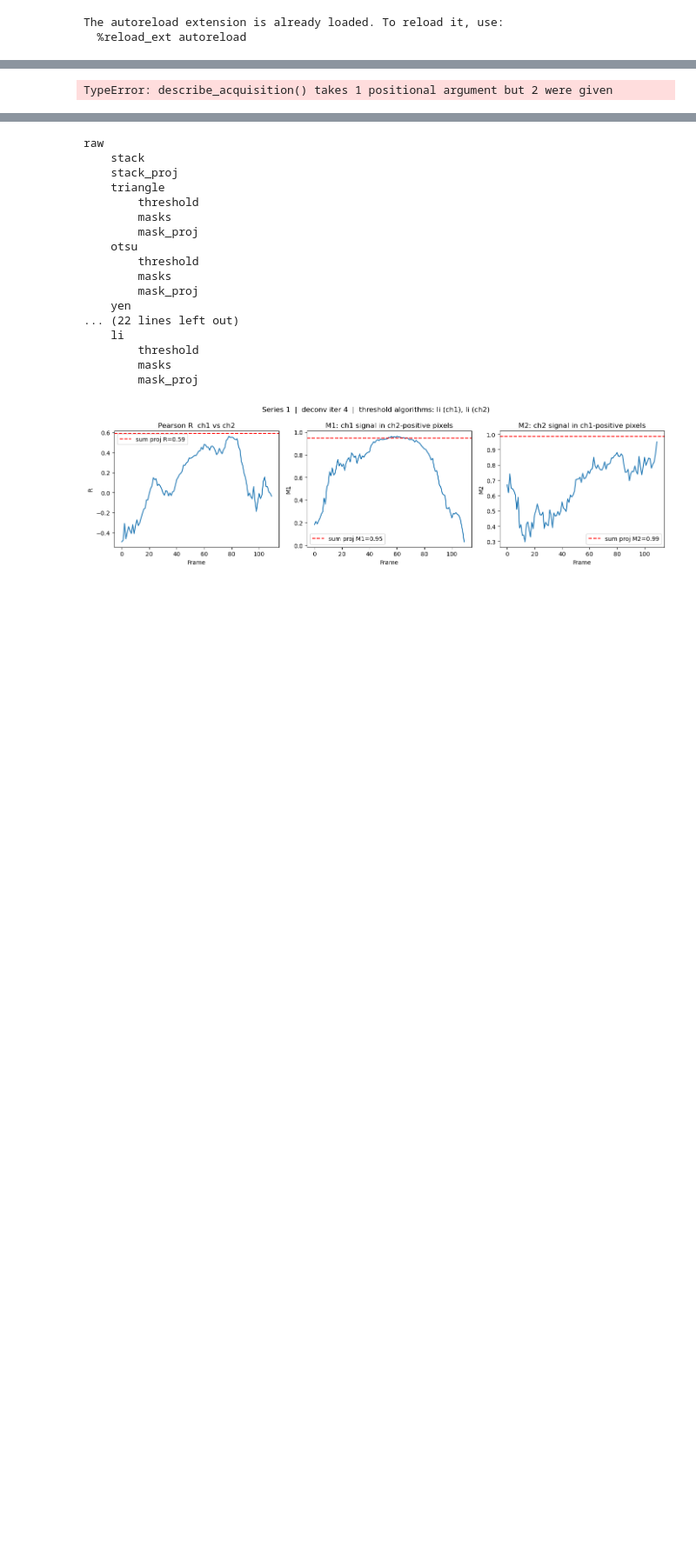
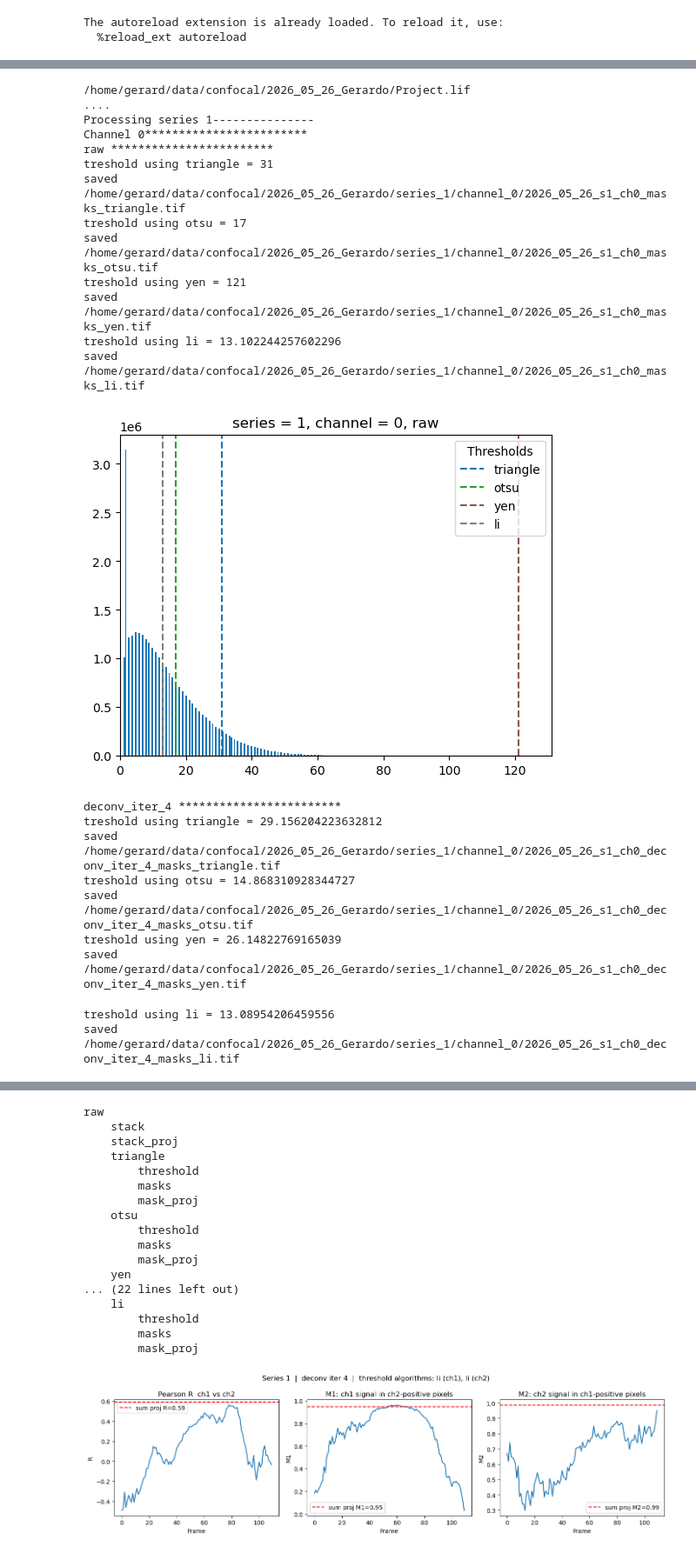
Before and after one commit to gmalagonv/confocal, a Jupyter notebook: analysis_notebooks/colocalization_test.ipynb, the cells around one changed output, grey strips where cells are left out. Shown at 87% size. Drawn from its saved outputs; the diff is of its cells as text; code cells hidden in the pictures; blank space fills up the shorter version.

Commit message:
functioning thresholding function

```diff
--- a/analysis_notebooks/colocalization_test.ipynb
+++ b/analysis_notebooks/colocalization_test.ipynb
@@ -50,19 +83,19 @@ def thresholding(date, user, series_list, deconv_iter_list, do_plot = True ):
     system = platform.system()
     if system == 'Linux':
         if server:
-            base_dir = '/home/gerard/ITB/home/data/confocal'
+            base_dir = '/home/gerard/ITB/home/data/confocal/'
         else:
-            base_dir = '/home/gerard/data/confocal'
+            base_dir = '/home/gerard/data/confocal/'
 
     elif system == 'Darwin':
         if server:
-            base_dir = '/Users/gerard/ITB/home/data/confocal'
+            base_dir = '/Users/gerard/ITB/home/data/confocal/'
         else:
-            base_dir = '/Users/gerard/data/confocal'
+            base_dir = '/Users/gerard/data/confocal/'
 
     elif system == "Windows":
         base_dir = 'C:/Users/cviko/data/confocal/'
-
+    print(base_dir + date + '_' + user + '/Project.lif')
     info = describe_acquisition( base_dir + date + '_' + user + '/Project.lif', False)
 
 
@@ -192,7 +225,30 @@ def thresholding(date, user, series_list, deconv_iter_list, do_plot = True ):
                             vmin, vmax = np.percentile(stack.ravel(), [1, 100])
                             plt.xlim(0,vmax)# stack.max())
                             plt.show()
+        return results
 # %%
-thresholding('2026_05_26', 'Gerardo', [1], [4], do_plot = True )
+results = thresholding('2026_05_26', 'Gerardo', [1], [4], do_plot = True )
 # %% [output]
-TypeError: describe_acquisition() takes 1 positional argument but 2 were given
+/home/gerard/data/confocal/2026_05_26_Gerardo/Project.lif
+....
+Processing series 1---------------
+Channel 0************************
+raw ************************
+treshold using triangle = 31
+saved /home/gerard/data/confocal/2026_05_26_Gerardo/series_1/channel_0/2026_05_26_s1_ch0_masks_triangle.tif
+treshold using otsu = 17
+saved /home/gerard/data/confocal/2026_05_26_Gerardo/series_1/channel_0/2026_05_26_s1_ch0_masks_otsu.tif
+treshold using yen = 121
+saved /home/gerard/data/confocal/2026_05_26_Gerardo/series_1/channel_0/2026_05_26_s1_ch0_masks_yen.tif
+treshold using li = 13.102244257602296
+saved /home/gerard/data/confocal/2026_05_26_Gerardo/series_1/channel_0/2026_05_26_s1_ch0_masks_li.tif
+[figure, added]
+deconv_iter_4 ************************
+treshold using triangle = 29.156204223632812
+saved /home/gerard/data/confocal/2026_05_26_Gerardo/series_1/channel_0/2026_05_26_s1_ch0_deconv_iter_4_masks_triangle.tif
+treshold using otsu = 14.868310928344727
+saved /home/gerard/data/confocal/2026_05_26_Gerardo/series_1/channel_0/2026_05_26_s1_ch0_deconv_iter_4_masks_otsu.tif
+treshold using yen = 26.14822769165039
+saved /home/gerard/data/confocal/2026_05_26_Gerardo/series_1/channel_0/2026_05_26_s1_ch0_deconv_iter_4_masks_yen.tif
+treshold using li = 13.08954206459556
+saved /home/gerard/data/confocal/2026_05_26_Gerardo/series_1/channel_0/2026_05_26_s1_ch0_deconv_iter_4_masks_li.tif
```
Also changed, not shown: parts of 3 cells of this notebook, 1 other file.
